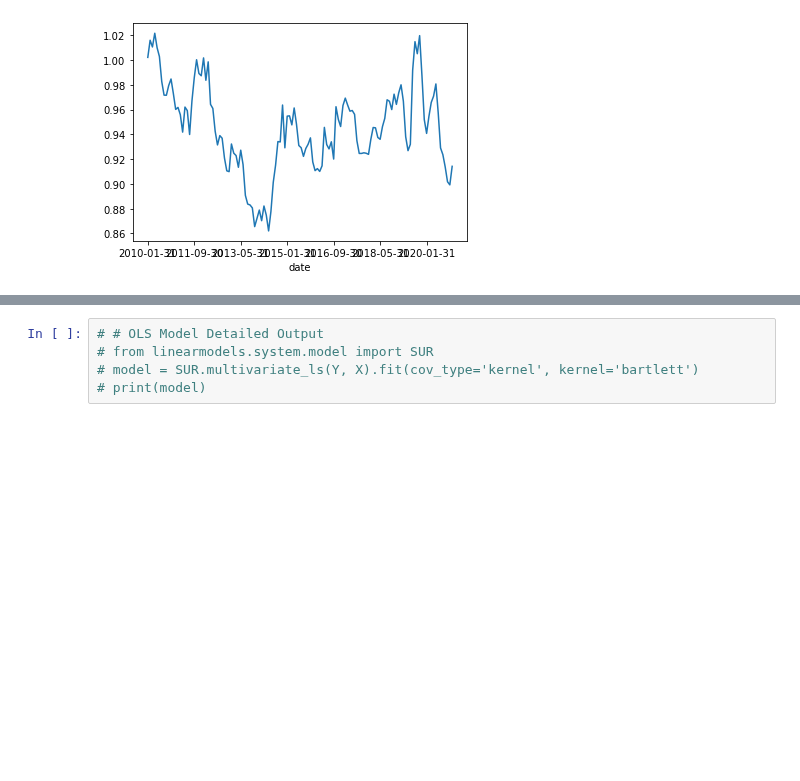
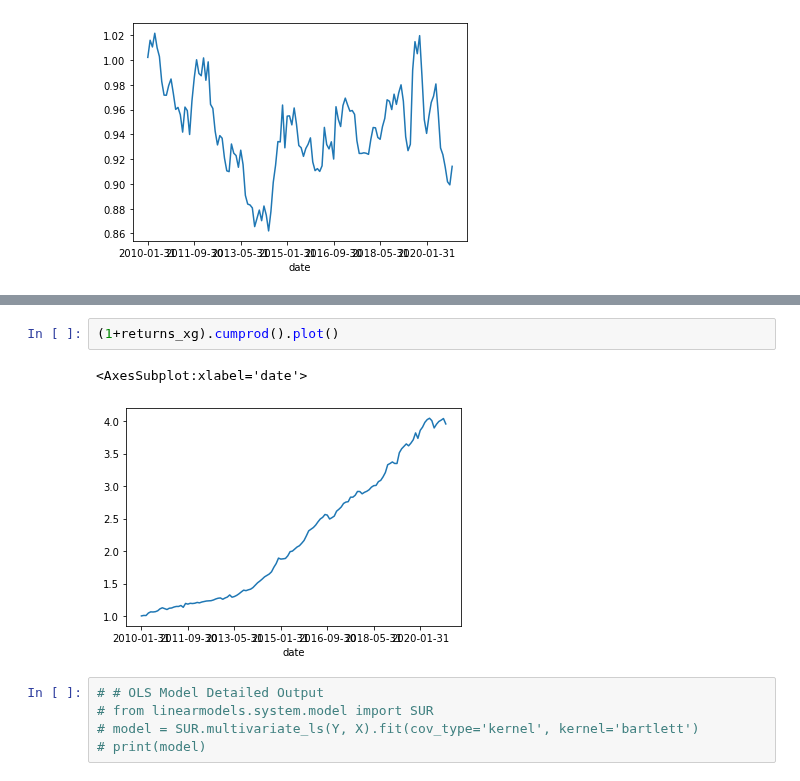
Before and after one commit to santoromano/Corporate-Bond-Factors, a Jupyter notebook: empirics.ipynb, the cells around one changed output, grey strips where cells are left out. Drawn from its saved outputs; the diff is of its cells as text; blank space fills up the shorter version.

```diff
--- a/empirics.ipynb
+++ b/empirics.ipynb
@@ -359,3 +398,8 @@ print(R2(y_true_nn,y_hat_nn))
+# %%
+(1+returns_xg).cumprod().plot()
+# %% [output]
+<AxesSubplot:xlabel='date'>
+[figure, added]
 # %%
 # # OLS Model Detailed Output
 # from linearmodels.system.model import SUR
```
Also changed, not shown: parts of 17 cells of this notebook.
